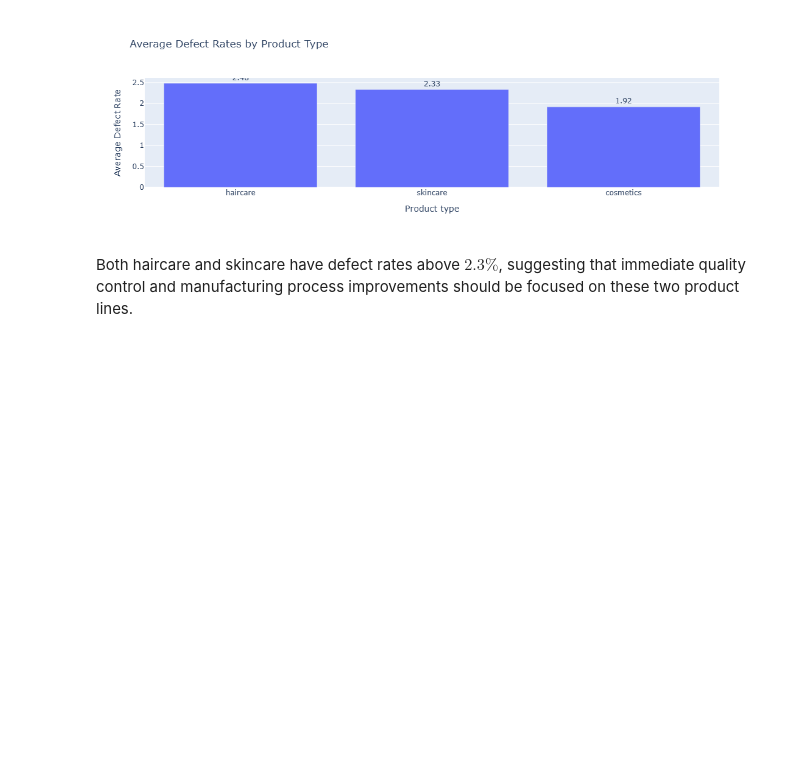
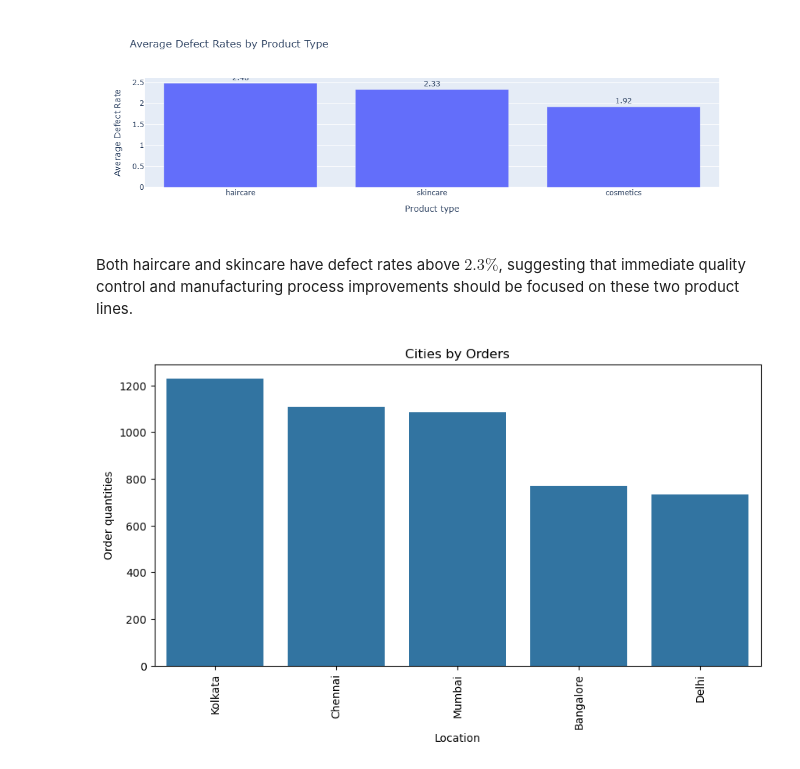
Before and after one commit to udithkidiyoor-netizen/E-commerce-Supply-Chain-Performance-Overview, a Jupyter notebook: Analysis codes/supply_chain_analysis.ipynb, the cells around one changed output. Drawn from its saved outputs; the diff is of its cells as text; code cells hidden in the pictures; blank space fills up the shorter version.

```diff
--- a/Analysis codes/supply_chain_analysis.ipynb
+++ b/Analysis codes/supply_chain_analysis.ipynb
@@ -267,3 +260,22 @@ fig.show()
 [figure]
 # %% [markdown]
 Both haircare and skincare have defect rates above $2.3\%$, suggesting that immediate quality control and manufacturing process improvements should be focused on these two product lines.
+# %%
+import matplotlib.pyplot as plt
+import seaborn as sns
+
+order_city = (
+    data.groupby('Location')['Order quantities']
+        .sum()
+        .sort_values(ascending=False)
+        .head(10)
+        .reset_index()
+)
+
+plt.figure(figsize=(10,5))
+sns.barplot(data=order_city, x='Location', y='Order quantities')
+plt.title("Cities by Orders")
+plt.xticks(rotation=90)
+plt.show()
+# %% [output]
+[figure, added]
```
Also changed, not shown: parts of 3 cells of this notebook, 1 other file.
